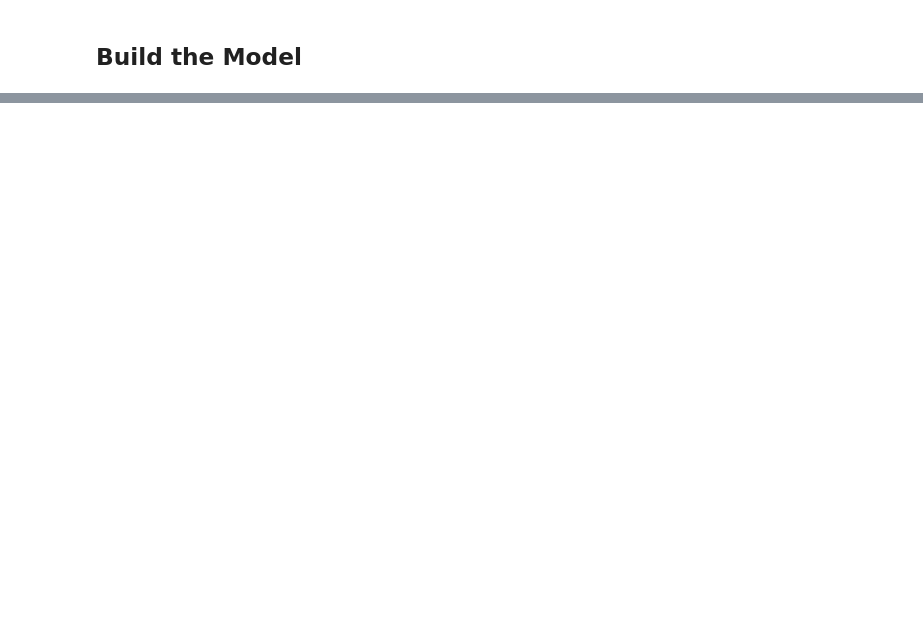
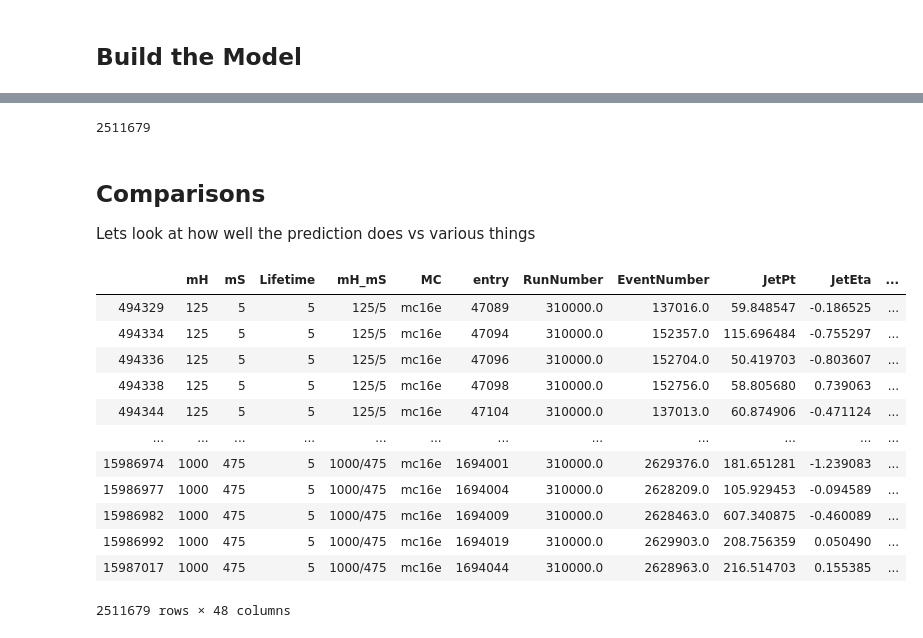
Before and after one commit to gordonwatts/calratio-perjet-training, a Jupyter notebook: notebooks/Decay Position Explorations.ipynb, the cells around one changed output, grey strips where cells are left out. Cells and saved outputs as stored; diff of their text form; code cells hidden in the pictures; blank space fills up the shorter version.

```diff
--- a/notebooks/Decay Position Explorations.ipynb
+++ b/notebooks/Decay Position Explorations.ipynb
@@ -153,0 +198,6 @@ Epoch 200/200
+# %%
+test_signal = pd.DataFrame(train_signal[training_events:])
+x_test = norm_inputs(test_signal.filter(items=what_to_train_on))
+print (len(x_test))
+# %% [output]
+2511679
@@ -153,0 +208,20 @@ Epoch 200/200
+# %% [markdown]
+## Comparisons
+
+Lets look at how well the prediction does vs various things
+# %%
+test_signal
+# %% [output]
+|  | mH | mS | Lifetime | mH_mS | MC | entry | RunNumber | EventNumber | JetPt | JetEta | ... |
+| 494329 | 125 | 5 | 5 | 125/5 | mc16e | 47089 | 310000.0 | 137016.0 | 59.848547 | -0.186525 | ... |
+| 494334 | 125 | 5 | 5 | 125/5 | mc16e | 47094 | 310000.0 | 152357.0 | 115.696484 | -0.755297 | ... |
+| 494336 | 125 | 5 | 5 | 125/5 | mc16e | 47096 | 310000.0 | 152704.0 | 50.419703 | -0.803607 | ... |
+| 494338 | 125 | 5 | 5 | 125/5 | mc16e | 47098 | 310000.0 | 152756.0 | 58.805680 | 0.739063 | ... |
+| 494344 | 125 | 5 | 5 | 125/5 | mc16e | 47104 | 310000.0 | 137013.0 | 60.874906 | -0.471124 | ... |
+| ... | ... | ... | ... | ... | ... | ... | ... | ... | ... | ... | ... |
+| 15986974 | 1000 | 475 | 5 | 1000/475 | mc16e | 1694001 | 310000.0 | 2629376.0 | 181.651281 | -1.239083 | ... |
+| 15986977 | 1000 | 475 | 5 | 1000/475 | mc16e | 1694004 | 310000.0 | 2628209.0 | 105.929453 | -0.094589 | ... |
+| 15986982 | 1000 | 475 | 5 | 1000/475 | mc16e | 1694009 | 310000.0 | 2628463.0 | 607.340875 | -0.460089 | ... |
+| 15986992 | 1000 | 475 | 5 | 1000/475 | mc16e | 1694019 | 310000.0 | 2629903.0 | 208.756359 | 0.050490 | ... |
+| 15987017 | 1000 | 475 | 5 | 1000/475 | mc16e | 1694044 | 310000.0 | 2628963.0 | 216.514703 | 0.155385 | ... |
+2511679 rows × 48 columns
```
Also changed, not shown: parts of 19 cells of this notebook.
